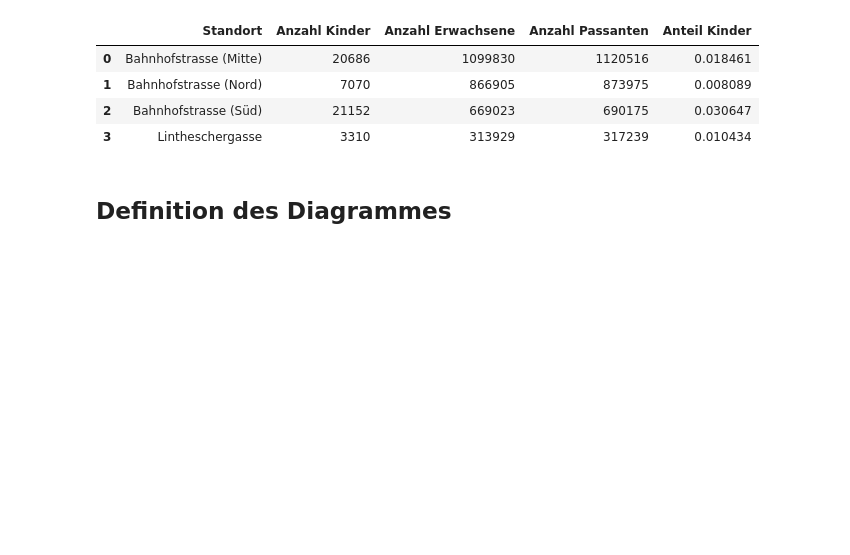
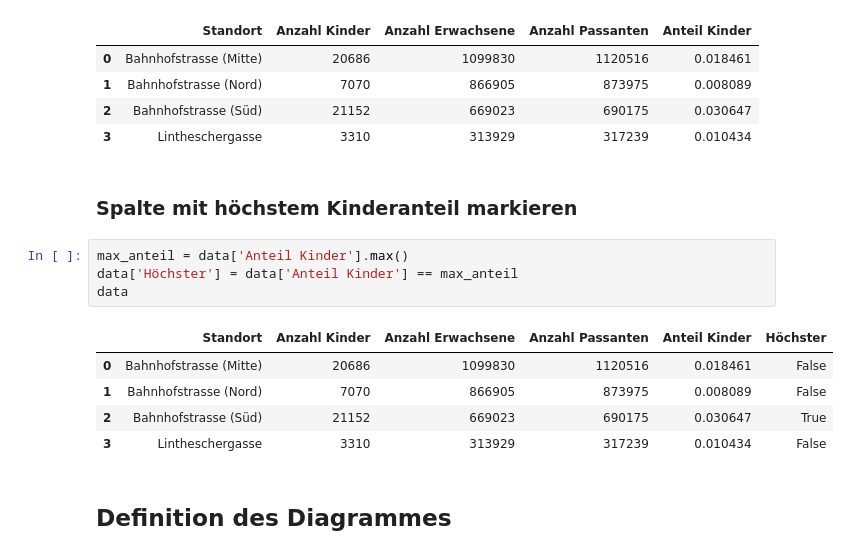
Before and after one commit to daka-fhnw/projekt-wid-hs25, a Jupyter notebook: altair/fokusfrage.ipynb, the cells around one changed output. Drawn from its saved outputs; the diff is of its cells as text; blank space fills up the shorter version.

Commit message:
Spalte mit höchstem Kinderanteil markieren

```diff
--- a/altair/fokusfrage.ipynb
+++ b/altair/fokusfrage.ipynb
@@ -84,6 +84,18 @@ data
 | 1 | Bahnhofstrasse (Nord) | 7070 | 866905 | 873975 | 0.008089 |
 | 2 | Bahnhofstrasse (Süd) | 21152 | 669023 | 690175 | 0.030647 |
 | 3 | Lintheschergasse | 3310 | 313929 | 317239 | 0.010434 |
+# %% [markdown]
+### Spalte mit höchstem Kinderanteil markieren
+# %%
+max_anteil = data['Anteil Kinder'].max()
+data['Höchster'] = data['Anteil Kinder'] == max_anteil
+data
+# %% [output]
+|  | Standort | Anzahl Kinder | Anzahl Erwachsene | Anzahl Passanten | Anteil Kinder | Höchster |
+| 0 | Bahnhofstrasse (Mitte) | 20686 | 1099830 | 1120516 | 0.018461 | False |
+| 1 | Bahnhofstrasse (Nord) | 7070 | 866905 | 873975 | 0.008089 | False |
+| 2 | Bahnhofstrasse (Süd) | 21152 | 669023 | 690175 | 0.030647 | True |
+| 3 | Lintheschergasse | 3310 | 313929 | 317239 | 0.010434 | False |
 # %% [markdown]
 ## Definition des Diagrammes
 # %%
```
Also changed, not shown: parts of 1 cell of this notebook, 3 other files.
